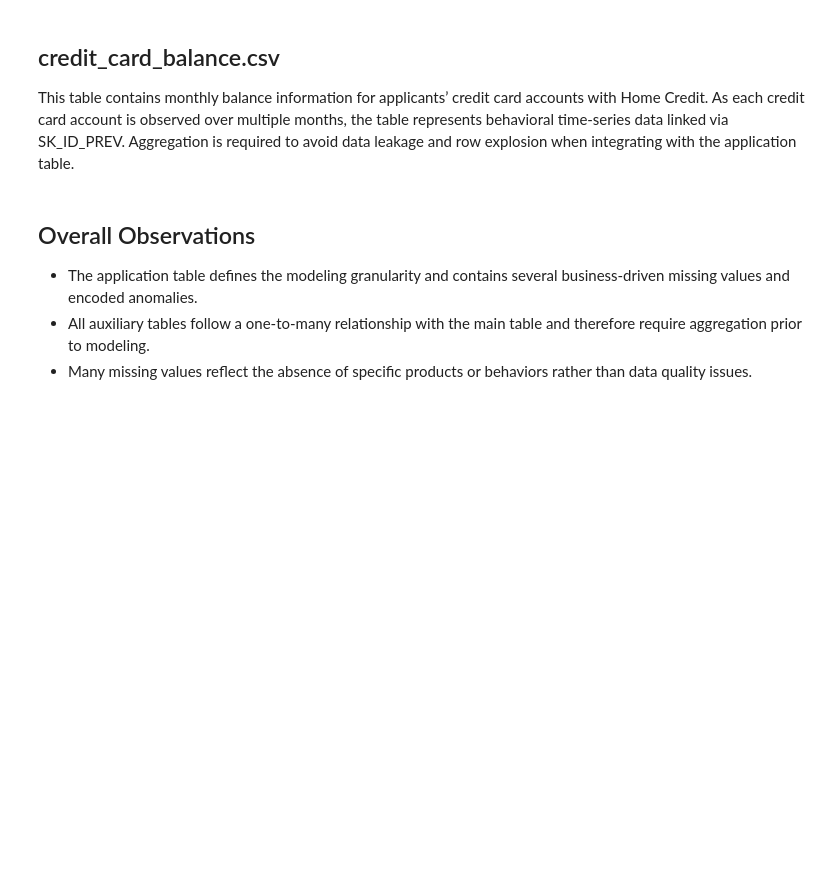
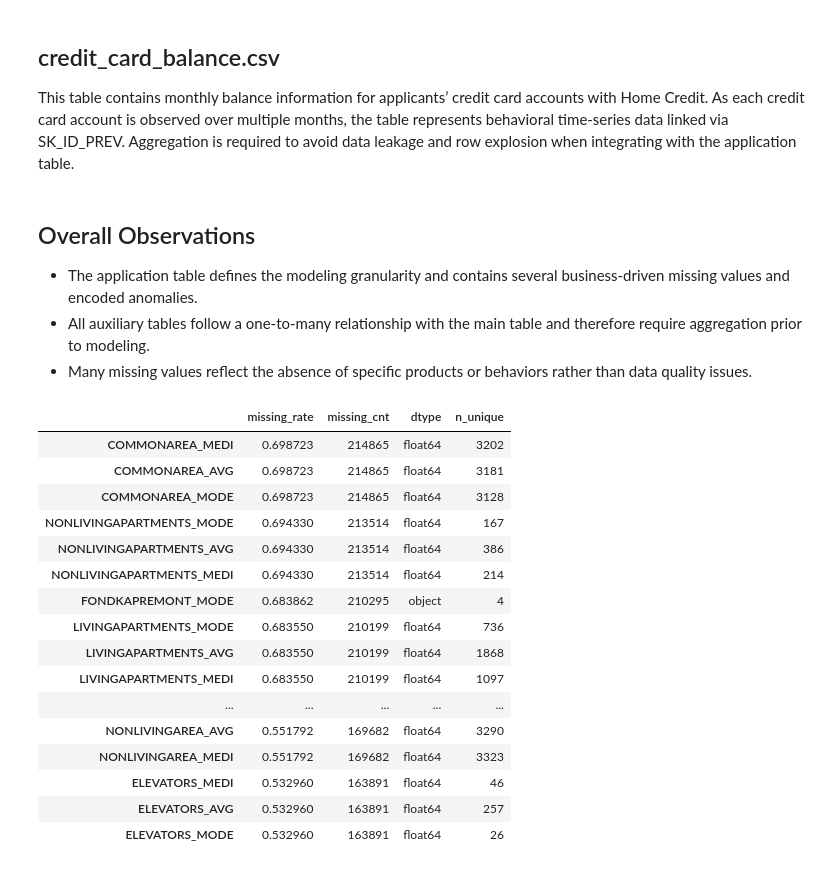
Before and after one commit to Ou-Hai/home-credit-risk-analytics, a Jupyter notebook: notebooks/01_raw_data_overview.ipynb, the cells around one changed output. Drawn from its saved outputs; the diff is of its cells as text; code cells hidden in the pictures; blank space fills up the shorter version.

```diff
--- a/notebooks/01_raw_data_overview.ipynb
+++ b/notebooks/01_raw_data_overview.ipynb
@@ -189,0 +255,21 @@ explosion when integrating with the application table.
+# %%
+miss_app = missing_summary(df_app_train)
+miss_app.head(30)
+# %% [output]
+|  | missing_rate | missing_cnt | dtype | n_unique |
+| COMMONAREA_MEDI | 0.698723 | 214865 | float64 | 3202 |
+| COMMONAREA_AVG | 0.698723 | 214865 | float64 | 3181 |
+| COMMONAREA_MODE | 0.698723 | 214865 | float64 | 3128 |
+| NONLIVINGAPARTMENTS_MODE | 0.694330 | 213514 | float64 | 167 |
+| NONLIVINGAPARTMENTS_AVG | 0.694330 | 213514 | float64 | 386 |
+| NONLIVINGAPARTMENTS_MEDI | 0.694330 | 213514 | float64 | 214 |
+| FONDKAPREMONT_MODE | 0.683862 | 210295 | object | 4 |
+| LIVINGAPARTMENTS_MODE | 0.683550 | 210199 | float64 | 736 |
+| LIVINGAPARTMENTS_AVG | 0.683550 | 210199 | float64 | 1868 |
+| LIVINGAPARTMENTS_MEDI | 0.683550 | 210199 | float64 | 1097 |
+| ... | ... | ... | ... | ... |
+| NONLIVINGAREA_AVG | 0.551792 | 169682 | float64 | 3290 |
+| NONLIVINGAREA_MEDI | 0.551792 | 169682 | float64 | 3323 |
+| ELEVATORS_MEDI | 0.532960 | 163891 | float64 | 46 |
+| ELEVATORS_AVG | 0.532960 | 163891 | float64 | 257 |
+| ELEVATORS_MODE | 0.532960 | 163891 | float64 | 26 |
```
Also changed, not shown: parts of 10 cells of this notebook, 2 other files.
